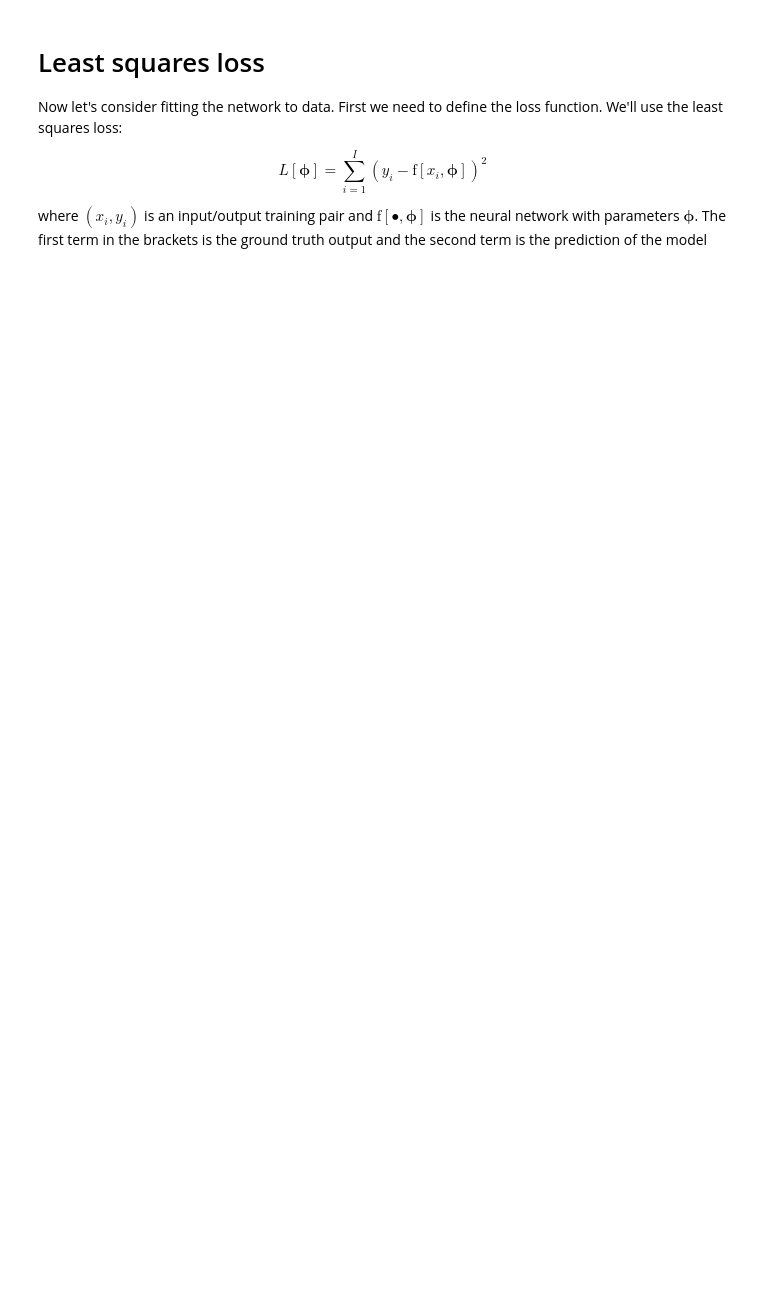
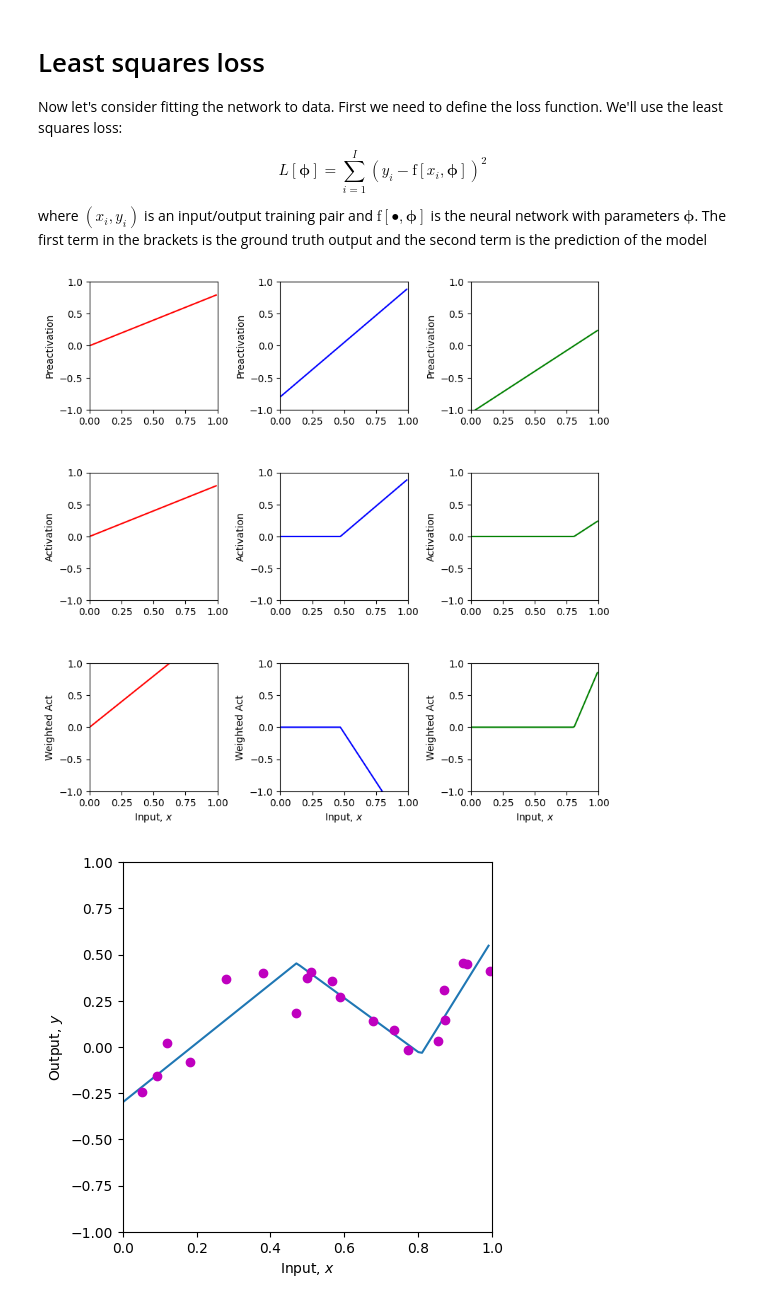
Before and after one commit to lyteabovenyte/Algorithms, a Jupyter notebook: Neural_networks/deep-learning/undrestanding_deep_learning/excersices/3_1_Shallow_Networks_I.ipynb, the cells around one changed output. Saved outputs shown, nothing was run; the diff lists cells and outputs as text; code cells hidden in the pictures; blank space fills up the shorter version.

```diff
--- a/Neural_networks/deep-learning/undrestanding_deep_learning/excersices/3_1_Shallow_Networks_I.ipynb
+++ b/Neural_networks/deep-learning/undrestanding_deep_learning/excersices/3_1_Shallow_Networks_I.ipynb
@@ -26,5 +26,10 @@ def ReLU(preactivation):
 
   activation = np.zeros_like(preactivation);
 
+  for i in range(len(preactivation)):
+    if preactivation[i] > 0:
+      activation[i] = preactivation[i]
+    else:
+      activation[i] = 0
 
   return activation
@@ -51,6 +60,12 @@ def shallow_1_1_3(x, activation_fn, phi_0,phi_1,phi_2,phi_3, theta_10, theta_11,
   pre_1 = np.zeros_like(x)
   pre_2 = np.zeros_like(x)
   pre_3 = np.zeros_like(x)
+  h1 = theta_10 + theta_11 * x
+  h2 = theta_20 + theta_21 * x
+  h3 = theta_30 + theta_31 * x
+  pre_1 = h1
+  pre_2 = h2
+  pre_3 = h3
 
   # Pass these through the ReLU function to compute the activations as in
   # figure 3.3 d-f
@@ -63,11 +78,14 @@ def shallow_1_1_3(x, activation_fn, phi_0,phi_1,phi_2,phi_3, theta_10, theta_11,
   w_act_1 = np.zeros_like(x)
   w_act_2 = np.zeros_like(x)
   w_act_3 = np.zeros_like(x)
+  w_act_1 = phi_1 * act_1
+  w_act_2 = phi_2 * act_2
+  w_act_3 = phi_3 * act_3
 
   # TODO Replace the code below to combining the weighted activations and add
   # phi_0 to create the output as in figure 3.3 j
   y = np.zeros_like(x)
-
+  y = phi_0 + w_act_1 + w_act_2 + w_act_3
   # Return everything we have calculated
   return y, pre_1, pre_2, pre_3, act_1, act_2, act_3, w_act_1, w_act_2, w_act_3
 # %%
@@ -185,42 +376,47 @@ def least_squares_loss(y_train, y_predict):
   # (see figure 2.2 of the book)
   # you will need to use the function np.sum
   loss = 0
+  for i in range(len(y_train)):
+    loss += (y_train[i] - y_predict[i])**2
 
   return loss
 # %%
 # Now lets define some parameters, run the neural network, and compute the loss
-theta_10 =  0.3 ; theta_11 = -1.0
-theta_20 = -1.0  ; theta_21 = 2.0
-theta_30 = -0.5  ; theta_31 = 0.65
-phi_0 = -0.3; phi_1 = 2.0; phi_2 = -1.0; phi_3 = 7.0
+theta_10 = 0.0 ; theta_11 = 0.8
+theta_20 = -0.8  ; theta_21 = 1.7
+theta_30 = -1.05  ; theta_31 = 1.3
+phi_0 = -0.3; phi_1 = 2.0; phi_2 = -1.8; phi_3 = 3.6
 
 # Define a range of input values
 x = np.arange(0,1,0.01)
 
 x_train = np.array([0.09291784,0.46809093,0.93089486,0.67612654,0.73441752,0.86847339,\
                    0.49873225,0.51083168,0.18343972,0.99380898,0.27840809,0.38028817,\
                    0.12055708,0.56715537,0.92005746,0.77072270,0.85278176,0.05315950,\
                    0.87168699,0.58858043])
 y_train = np.array([-0.15934537,0.18195445,0.451270150,0.13921448,0.09366691,0.30567674,\
                     0.372291170,0.40716968,-0.08131792,0.41187806,0.36943738,0.3994327,\
                     0.019062570,0.35820410,0.452564960,-0.0183121,0.02957665,-0.24354444, \
                     0.148038840,0.26824970])
 
 # We run the neural network for each of these input values
 y, pre_1, pre_2, pre_3, act_1, act_2, act_3, w_act_1, w_act_2, w_act_3 = \
     shallow_1_1_3(x, ReLU, phi_0,phi_1,phi_2,phi_3, theta_10, theta_11, theta_20, theta_21, theta_30, theta_31)
 # And then plot it
 plot_neural(x, y, pre_1, pre_2, pre_3, act_1, act_2, act_3, w_act_1, w_act_2, w_act_3, plot_all=True, x_data = x_train, y_data = y_train)
 
 # Run the neural network on the training data
 y_predict, *_ = shallow_1_1_3(x_train, ReLU, phi_0,phi_1,phi_2,phi_3, theta_10, theta_11, theta_20, theta_21, theta_30, theta_31)
 
 # Compute the least squares loss and print it out
 loss = least_squares_loss(y_train,y_predict)
 print('Your Loss = %3.3f, True value = 9.385'%(loss))
 
 # TODO.  Manipulate the parameters (by hand!) to make the function
 # fit the data better and try to reduce the loss to as small a number
 # as possible.  The best that I could do was 0.181
 # Tip... start by manipulating phi_0.
 # It's not that easy, so don't spend too much time on this!
+# %% [output]
+[figure, added]
+[figure, added]
```
Also changed, not shown: parts of 7 cells of this notebook.
